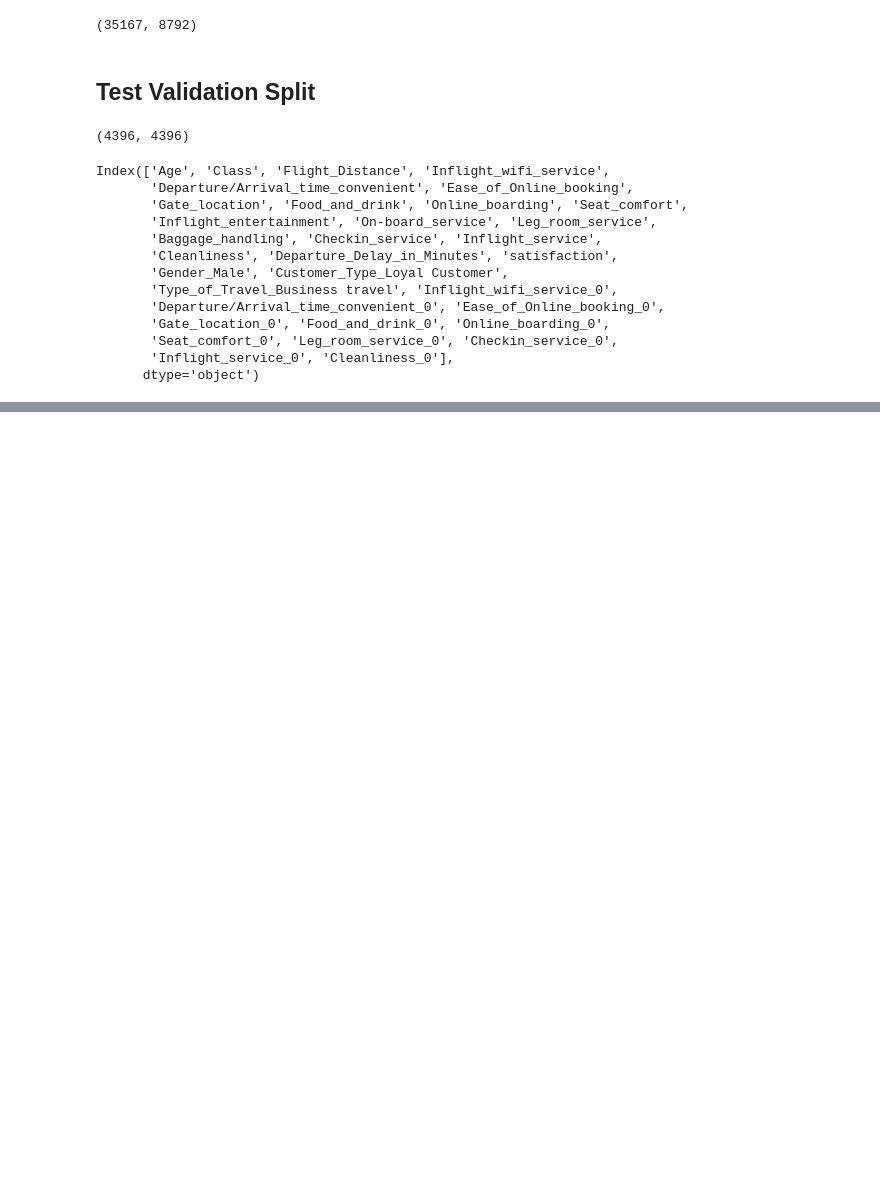
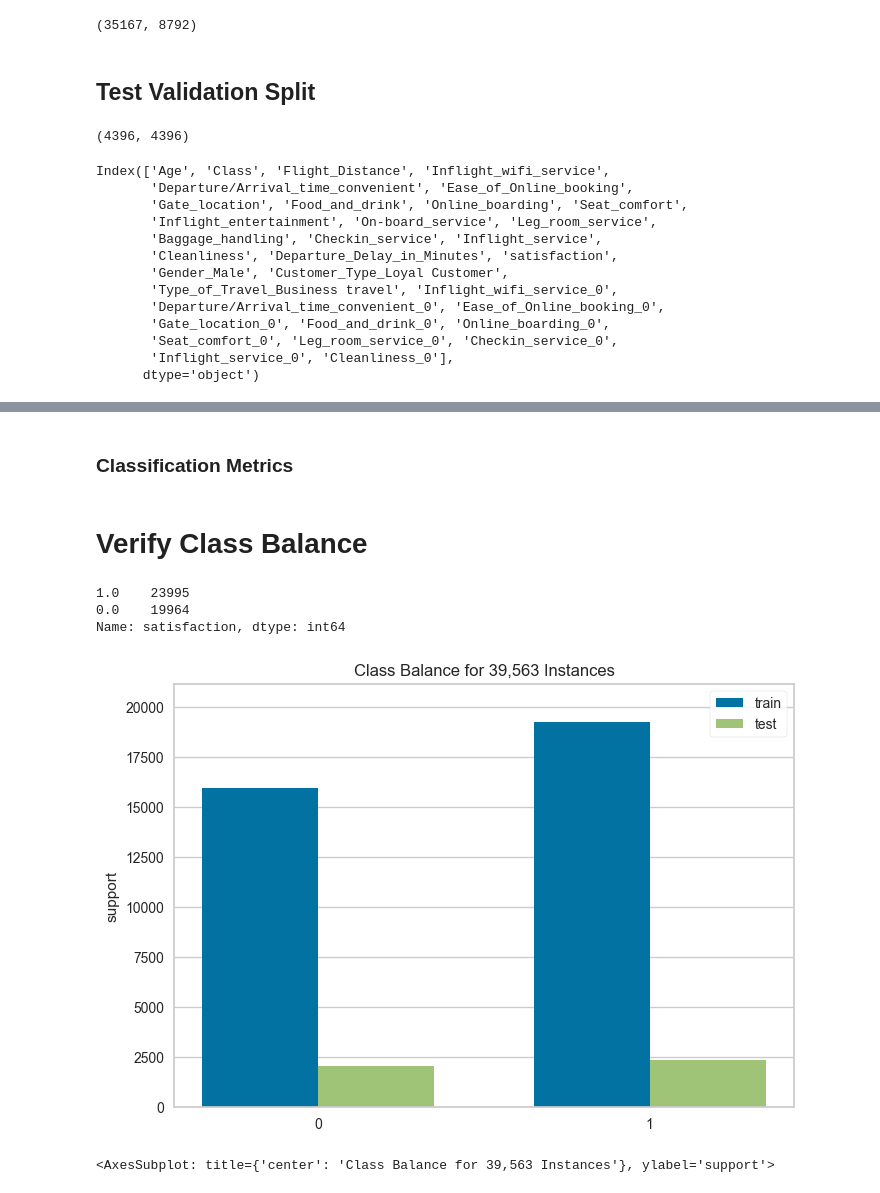
Before and after one commit to shanshanlao/Airline-Passenger-Satisfaction-Prediction, a Jupyter notebook: Code/Airline_data_modeling.ipynb, the cells around one changed output, grey strips where cells are left out. Cells and saved outputs as stored; diff of their text form; code cells hidden in the pictures; blank space fills up the shorter version.

Commit message:
Update Airline_data_modeling.ipynb
Added verify class balance; Listed candidate models

```diff
--- a/Code/Airline_data_modeling.ipynb
+++ b/Code/Airline_data_modeling.ipynb
@@ -169,0 +221,2 @@ precision_score(y_val, dummy.predict(X_val))
+# %% [markdown]
+### Classification Metrics
@@ -169,0 +237,19 @@ precision_score(y_val, dummy.predict(X_val))
+# %% [markdown]
+# Verify Class Balance
+# %%
+data['satisfaction'].value_counts()
+# %% [output]
+1.0    23995
+0.0    19964
+Name: satisfaction, dtype: int64
+# %%
+from yellowbrick.target import ClassBalance
+
+# Instantiate the visualizer
+visualizer = ClassBalance(labels=["0", "1"])
+
+visualizer.fit(y_train, y_val)        # Fit the data to the visualizer
+visualizer.show()        # Finalize and render the figure
+# %% [output]
+[figure, added]
+<AxesSubplot: title={'center': 'Class Balance for 39,563 Instances'}, ylabel='support'>
```
Also changed, not shown: parts of 23 cells of this notebook.
